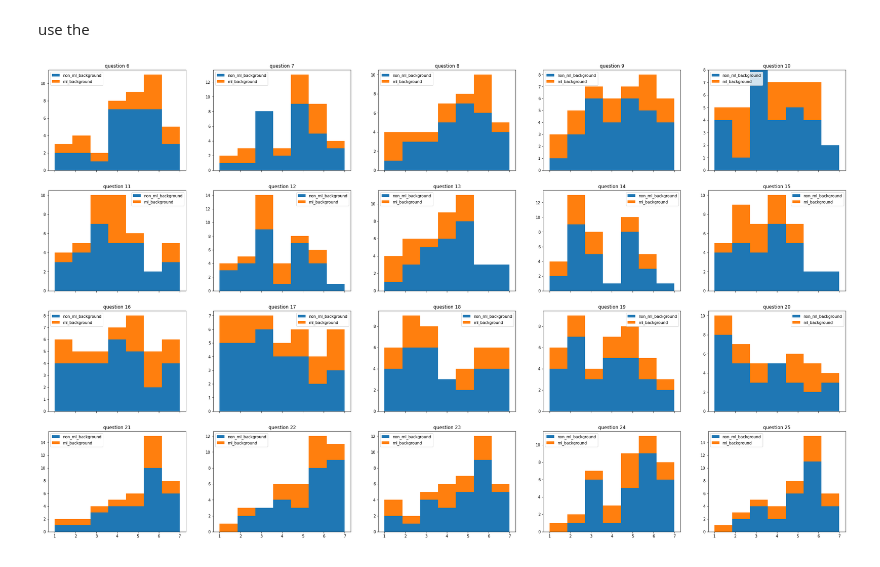
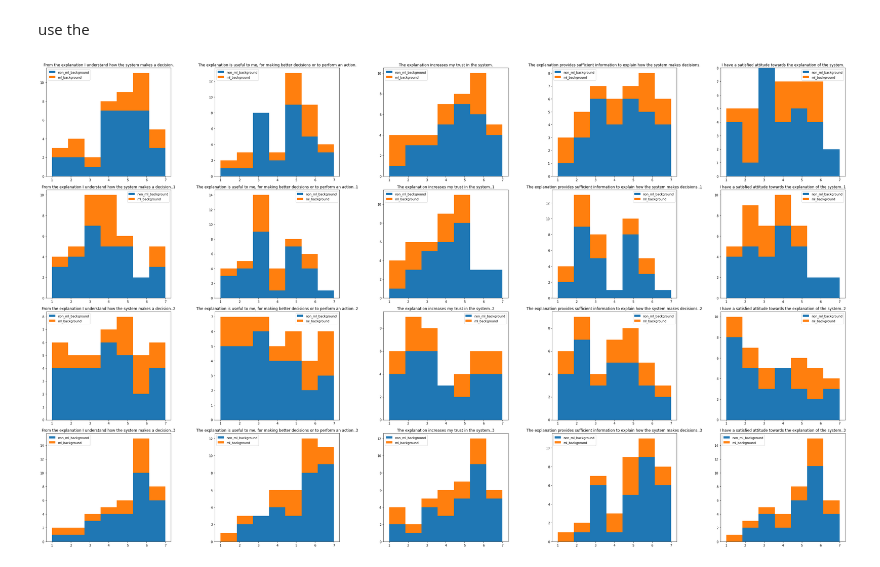
Before and after one commit to unofficial-Jona/Unimaas_researchproject_XAI, a Jupyter notebook: Data analysis.ipynb, the cells around one changed output. Cells and saved outputs as stored; diff of their text form; code cells hidden in the pictures.

```diff
--- a/Data analysis.ipynb
+++ b/Data analysis.ipynb
@@ -69,21 +69,22 @@ plt.legend()
 use the
 # %%
 def get_histo_grid(safe_fig=False):
-    fig, axs = plt.subplots(4,5, sharex=True)
+    fig, axs = plt.subplots(4,5)
     fig.set_size_inches(37, 22)
     # fig.subplots_adjust(hspace=1.0, wspace=1.0)
     for i in range(6,26):
         data = [non_ml_background[f'question {i}'], ml_background[f'question {i}']]
         row = (i-6)//5
         col = (i-6)%5
         # axs[row,col].set_size_inches(18.5, 10.5)
         axs[row,col].hist(data, bins=7, histtype='barstacked',  label=['non_ml_background', 'ml_background'])
-        axs[row,col].set_title(new_columns[i-1])
+        axs[row,col].set_title(original_column_names[i-1])
         axs[row,col].legend()
     # plt.legend()
+    plt.tight_layout()
     if safe_fig:
         plt.savefig('histo_grid')
 
-get_histo_grid(True)
+get_histo_grid(safe_fig=True)
 # %% [output]
-[figure, old version]
+[figure, new version]
```
Also changed, not shown: 1 other file.
